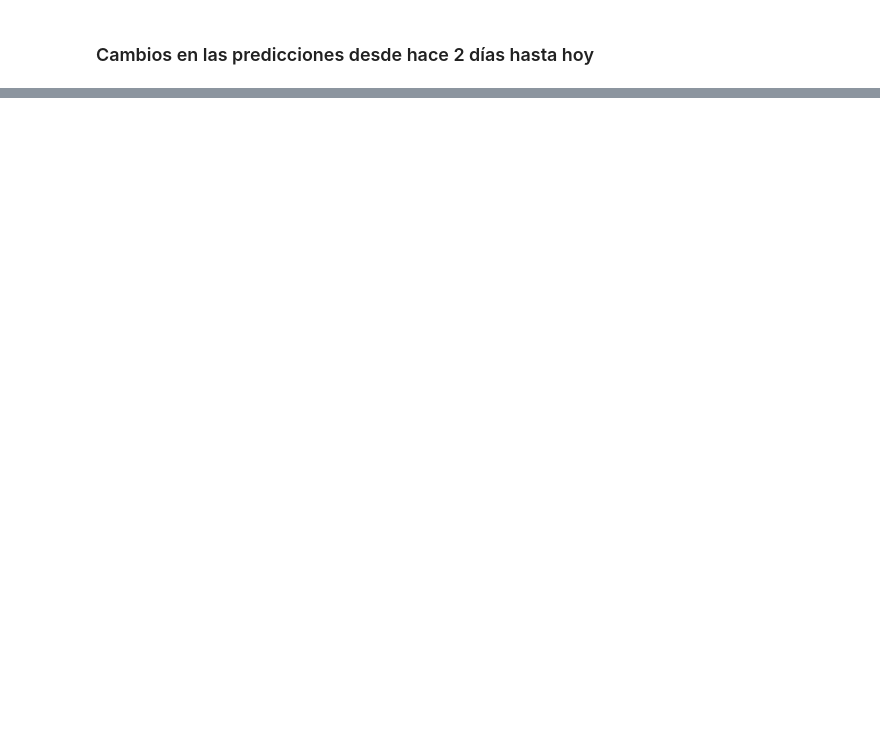
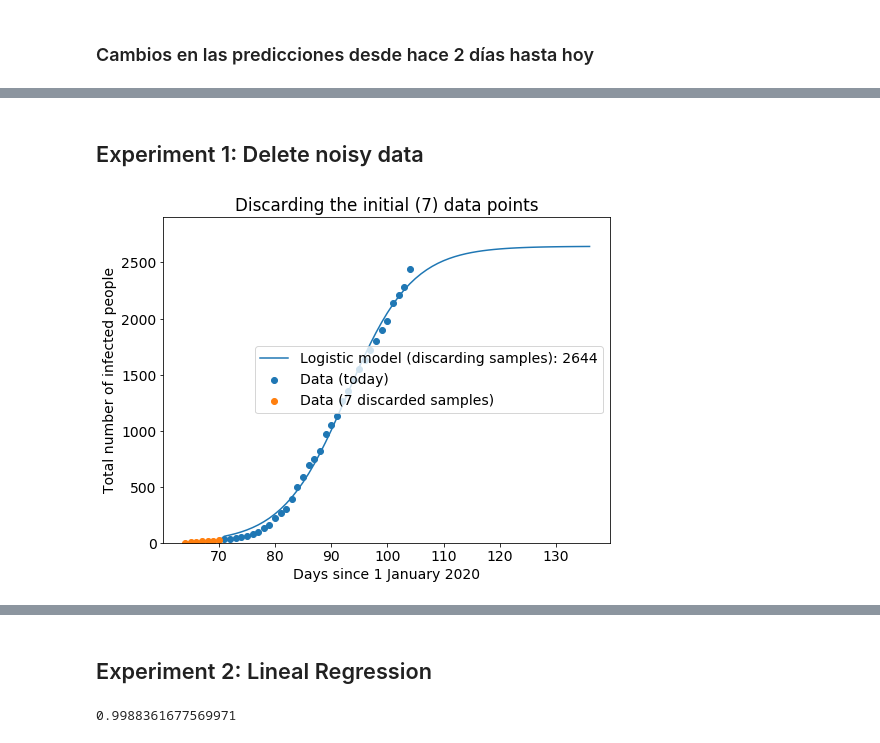
Before and after one commit to MatiasLoiseau/covid19-argentina-logistic-method, a Jupyter notebook: logistic-method.ipynb, the cells around one changed output, grey strips where cells are left out. Saved outputs shown, nothing was run; the diff lists cells and outputs as text; code cells hidden in the pictures; blank space fills up the shorter version.

Commit message:
update 14 april and linear regression experiment

```diff
--- a/logistic-method.ipynb
+++ b/logistic-method.ipynb
@@ -263,0 +262,20 @@ label_and_show_plot(plt, "How does the chart change with new information (the ca
+# %% [markdown]
+## Experiment 1: Delete noisy data
+# %%
+#dataframeGrowthFactor
+#dfN = df.copy()
+dfN = df.copy()
+#dfN = sum50(df[22:])
+#@title Try it yourself { run: "auto", vertical-output: true, form-width: "620px", display-mode: "form" }
+points_to_discard = 7 #@param {type:"slider", min:0, max:15, step:1}
+
+# Plot: discard initial data points
+plt.figure(figsize=(8, 6))
+pts = points_to_discard
+add_real_data(dfN[pts:], "today")
+add_real_data(dfN[:pts], str(pts) + " discarded samples")
+y_max = add_logistic_curve(dfN[pts:], "discarding samples")
+label_and_show_plot(plt, "Discarding the initial (" + str(pts) + ") data points", y_max)
+prediction(dfN[pts:])
+# %% [output]
+[figure, added]
@@ -263,0 +285,2 @@ label_and_show_plot(plt, "How does the chart change with new information (the ca
+# %% [markdown]
+## Experiment 2: Lineal Regression
@@ -263,0 +308,6 @@ label_and_show_plot(plt, "How does the chart change with new information (the ca
+# %%
+modelo = LinearRegression()
+modelo.fit(X_train, Y_train)
+modelo.score(X_test, Y_test)
+# %% [output]
+0.9988361677569971
```
Also changed, not shown: parts of 25 cells of this notebook, 2 other files.
